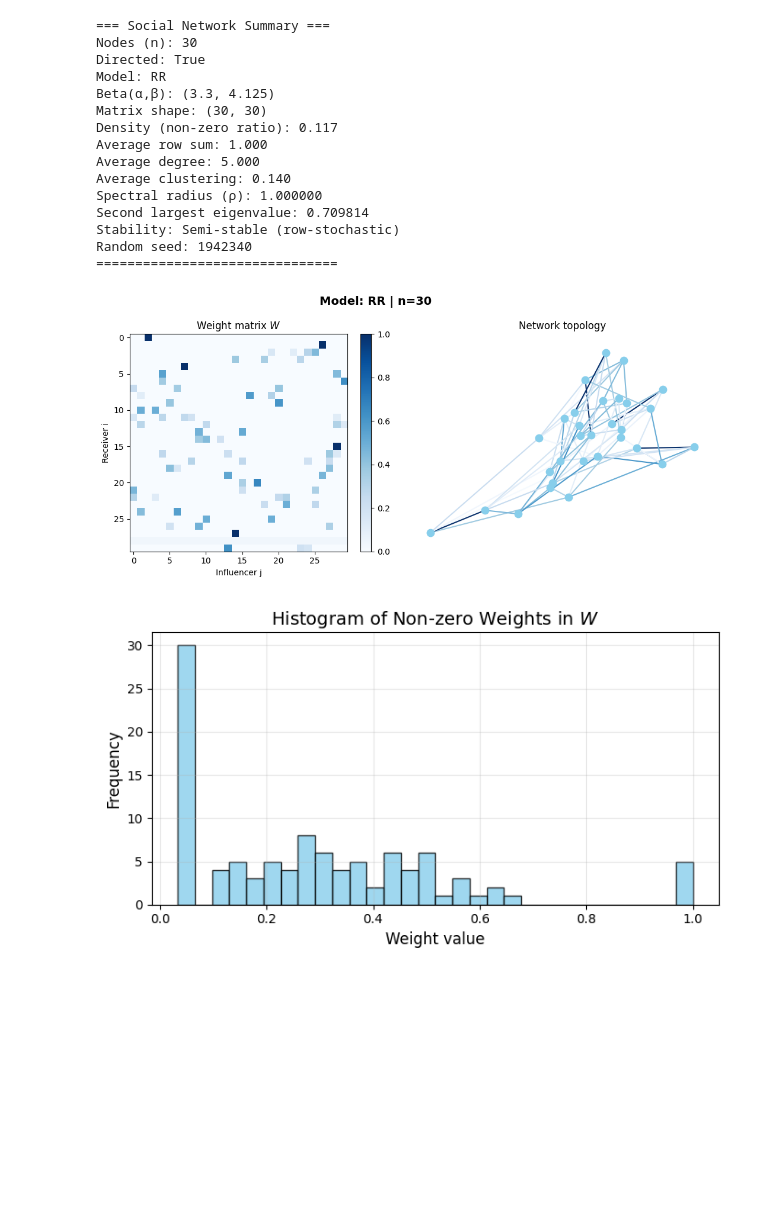
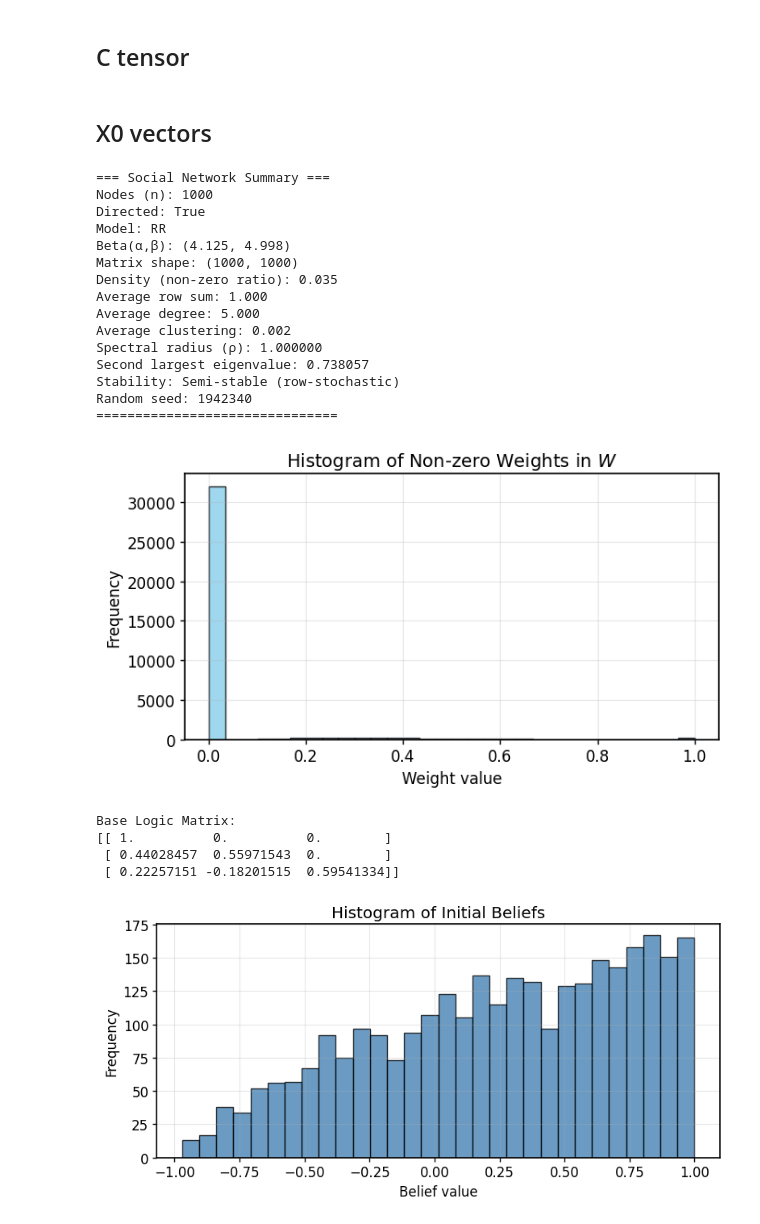
Before and after one commit to secary/belief_simulation, a Jupyter notebook: belief_simulation.ipynb, the cells around one changed output. Drawn from its saved outputs; the diff is of its cells as text; code cells hidden in the pictures; blank space fills up the shorter version.

```diff
--- a/belief_simulation.ipynb
+++ b/belief_simulation.ipynb
@@ -7,0 +11,6 @@ import matplotlib.pyplot as plt
+# %%
+
+AGENT_NUM = 1000
+TOPIC_NUM = 3
+SEED = 1942340
+T = 20
@@ -7,0 +29,2 @@ import matplotlib.pyplot as plt
+# %% [markdown]
+## C tensor
@@ -8,35 +41,34 @@ import matplotlib.pyplot as plt
+# %% [markdown]
+## X0 vectors
 # %%
-agent_num = 30
-topic_num = 3
-seed = 1942340
-T = 20
+X0 = InitialBelief(
+    n=AGENT_NUM,
+    m=TOPIC_NUM,
+    mode="uniform",
+    seed=SEED
+).generate()
+
+X0.plot_hist()
+X0_vector = X0.X0
+# %% [output]
+=== Social Network Summary ===
+Nodes (n): 1000
+Directed: True
+Model: RR
+Beta(α,β): (4.125, 4.998)
+Matrix shape: (1000, 1000)
+Density (non-zero ratio): 0.035
+Average row sum: 1.000
+Average degree: 5.000
+Average clustering: 0.002
+Spectral radius (ρ): 1.000000
+Second largest eigenvalue: 0.738057
+Stability: Semi-stable (row-stochastic)
+Random seed: 1942340
+===============================
+[figure, added]
+Base Logic Matrix:
+[[ 1.          0.          0.        ]
+ [ 0.44028457  0.55971543  0.        ]
+ [ 0.22257151 -0.18201515  0.59541334]]
+[figure, added]
-# %%
-W = SocialNetwork(
-    n=agent_num,
-    random_beta=True,
-    model="RR",
-    seed=seed
-).generate()
-
-W_matrix = W.W
-W.describe()
-W.visualize()
-W.plot_hist()
-# %% [output]
-=== Social Network Summary ===
-Nodes (n): 30
-Directed: True
-Model: RR
-Beta(α,β): (3.3, 4.125)
-Matrix shape: (30, 30)
-Density (non-zero ratio): 0.117
-Average row sum: 1.000
-Average degree: 5.000
-Average clustering: 0.140
-Spectral radius (ρ): 1.000000
-Second largest eigenvalue: 0.709814
-Stability: Semi-stable (row-stochastic)
-Random seed: 1942340
-===============================
-[figure, removed]
-[figure, removed]
```
Also changed, not shown: parts of 12 cells of this notebook, 4 other files.
